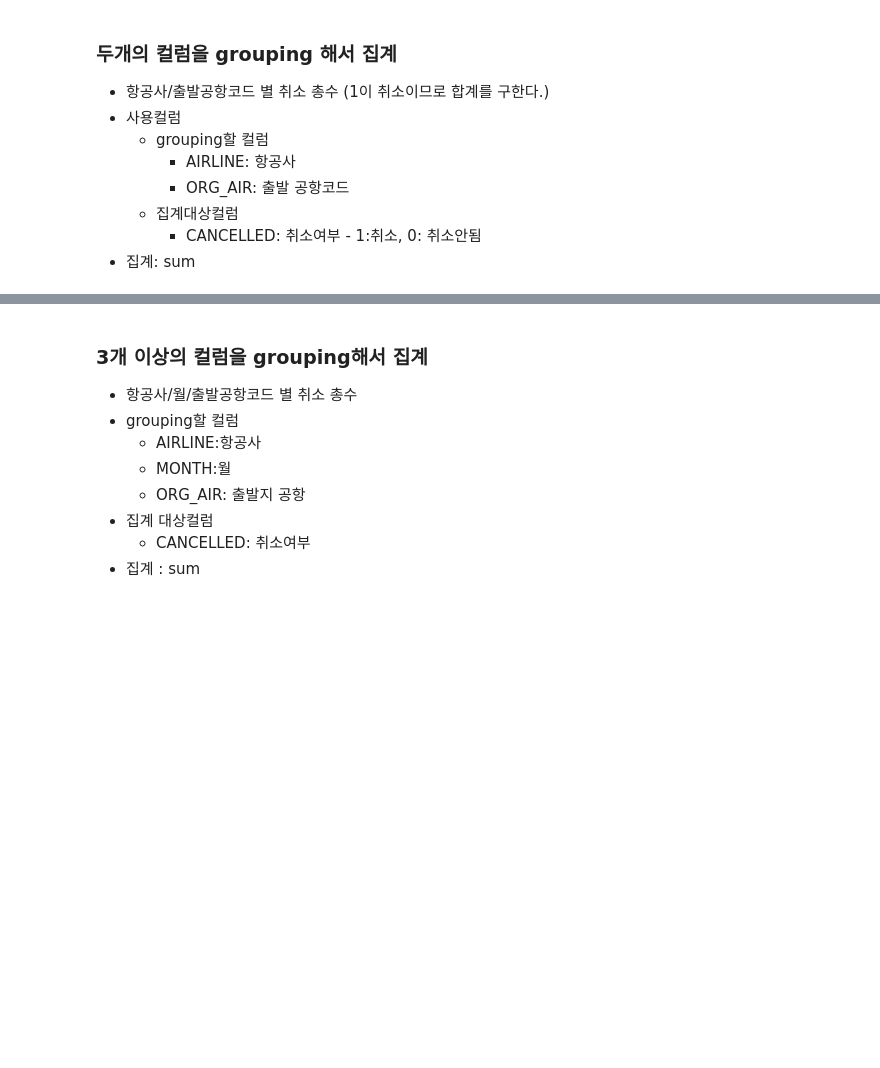
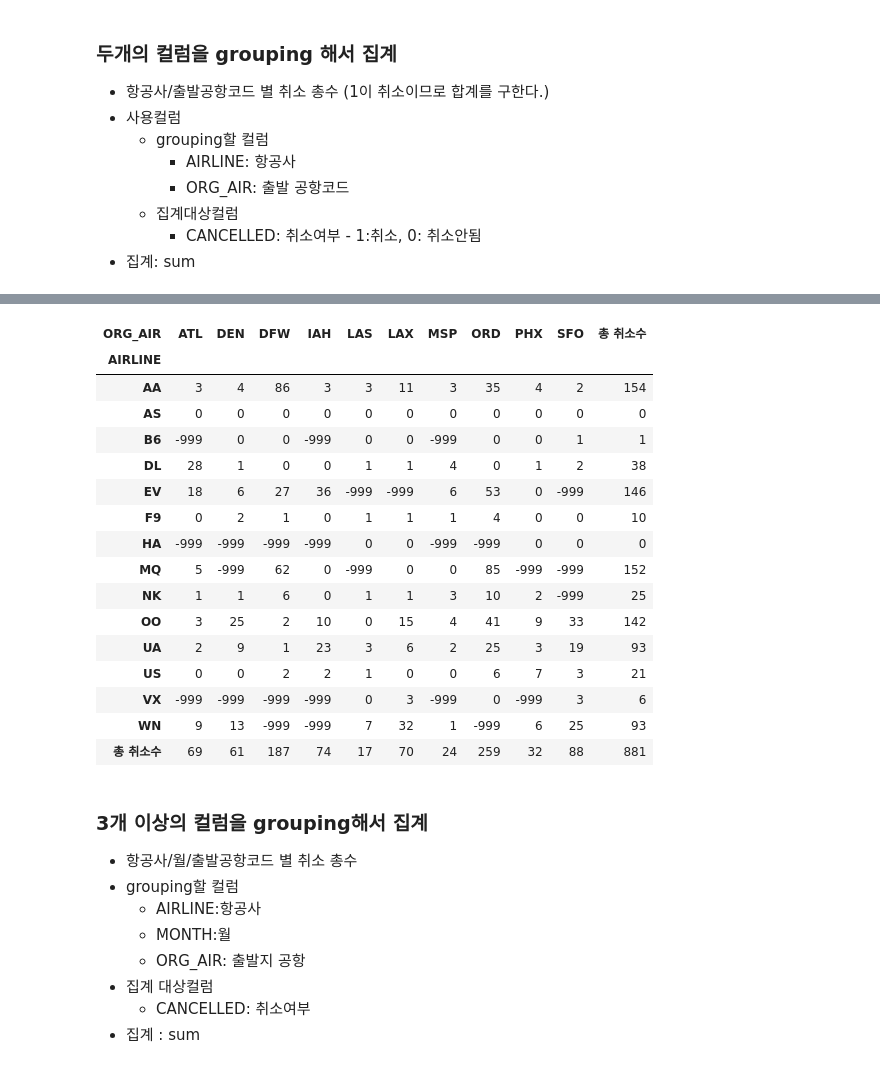
Before and after one commit to Koojh99/MyRepo, a Jupyter notebook: 06_pandas_시각화/03_Pandas_정렬_집계.ipynb, the cells around one changed output, grey strips where cells are left out. Saved outputs shown, nothing was run; the diff lists cells and outputs as text; code cells hidden in the pictures; blank space fills up the shorter version.

```diff
--- a/06_pandas_시각화/03_Pandas_정렬_집계.ipynb
+++ b/06_pandas_시각화/03_Pandas_정렬_집계.ipynb
@@ -706,3 +899,31 @@ df.groupby(["AIRLINE", "ORG_AIR"])['CANCELLED'].sum()
+# %%
+df.pivot_table(
+    index='AIRLINE',  # GROUP으로 묶을 컬럼중 행에 놓을 것
+    columns="ORG_AIR",# GROUP으로 묶을 컬럼중 열에 놓을 것
+    values='CANCELLED', # 집계할 컬럼
+    aggfunc="sum", #집계함수. (생략-mean)
+    margins=True,  # index 별, column 별 집계결과를 뒤에 붙여준다.
+    margins_name="총 취소수", # marings=True일 때 컬럼/행 이름 지정.(생략-All)
+    fill_value=-999, # 결측치(group이 없는 것.) 대신 넣을 값.
+)
+# %% [output]
+| ORG_AIR | ATL | DEN | DFW | IAH | LAS | LAX | MSP | ORD | PHX | SFO | 총 취소수 |
+| AIRLINE |  |  |  |  |  |  |  |  |  |  |  |
+| AA | 3 | 4 | 86 | 3 | 3 | 11 | 3 | 35 | 4 | 2 | 154 |
+| AS | 0 | 0 | 0 | 0 | 0 | 0 | 0 | 0 | 0 | 0 | 0 |
+| B6 | -999 | 0 | 0 | -999 | 0 | 0 | -999 | 0 | 0 | 1 | 1 |
+| DL | 28 | 1 | 0 | 0 | 1 | 1 | 4 | 0 | 1 | 2 | 38 |
+| EV | 18 | 6 | 27 | 36 | -999 | -999 | 6 | 53 | 0 | -999 | 146 |
+| F9 | 0 | 2 | 1 | 0 | 1 | 1 | 1 | 4 | 0 | 0 | 10 |
+| HA | -999 | -999 | -999 | -999 | 0 | 0 | -999 | -999 | 0 | 0 | 0 |
+| MQ | 5 | -999 | 62 | 0 | -999 | 0 | 0 | 85 | -999 | -999 | 152 |
+| NK | 1 | 1 | 6 | 0 | 1 | 1 | 3 | 10 | 2 | -999 | 25 |
+| OO | 3 | 25 | 2 | 10 | 0 | 15 | 4 | 41 | 9 | 33 | 142 |
+| UA | 2 | 9 | 1 | 23 | 3 | 6 | 2 | 25 | 3 | 19 | 93 |
+| US | 0 | 0 | 2 | 2 | 1 | 0 | 0 | 6 | 7 | 3 | 21 |
+| VX | -999 | -999 | -999 | -999 | 0 | 3 | -999 | 0 | -999 | 3 | 6 |
+| WN | 9 | 13 | -999 | -999 | 7 | 32 | 1 | -999 | 6 | 25 | 93 |
+| 총 취소수 | 69 | 61 | 187 | 74 | 17 | 70 | 24 | 259 | 32 | 88 | 881 |
 # %% [markdown]
 ### 3개 이상의 컬럼을 grouping해서 집계
 
```
Also changed, not shown: parts of 54 cells of this notebook, 4 other files.
